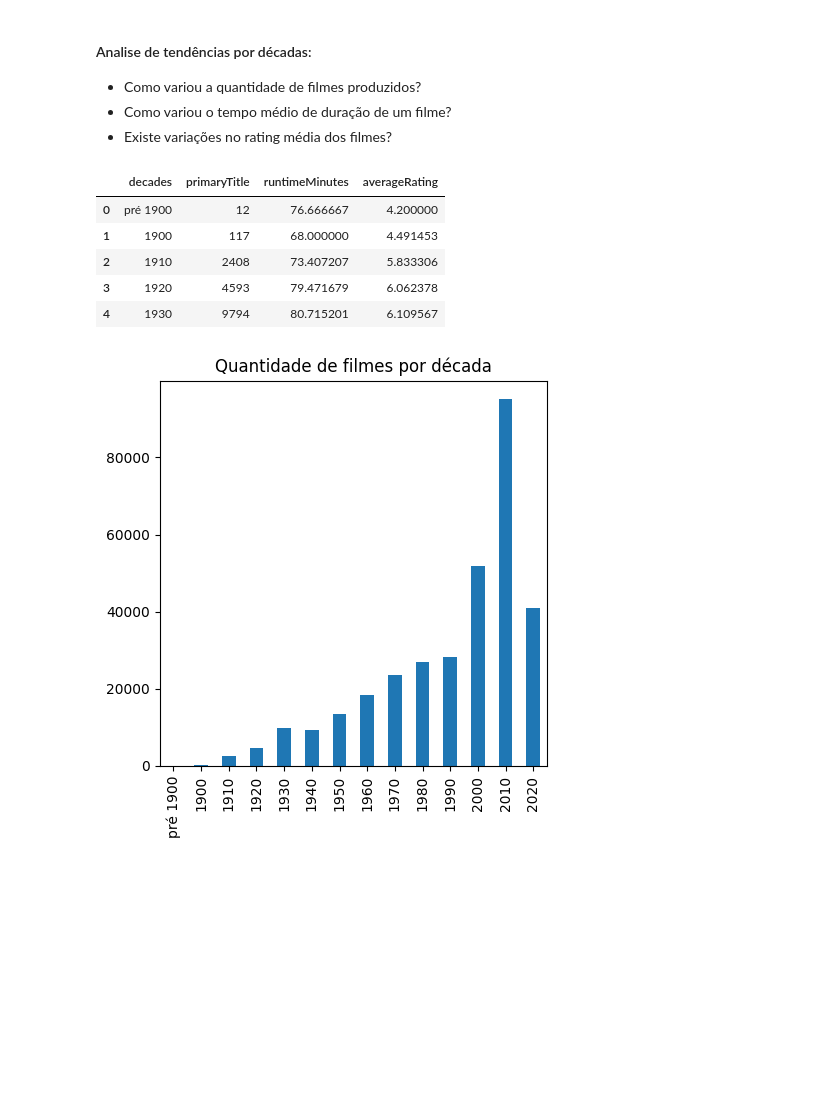
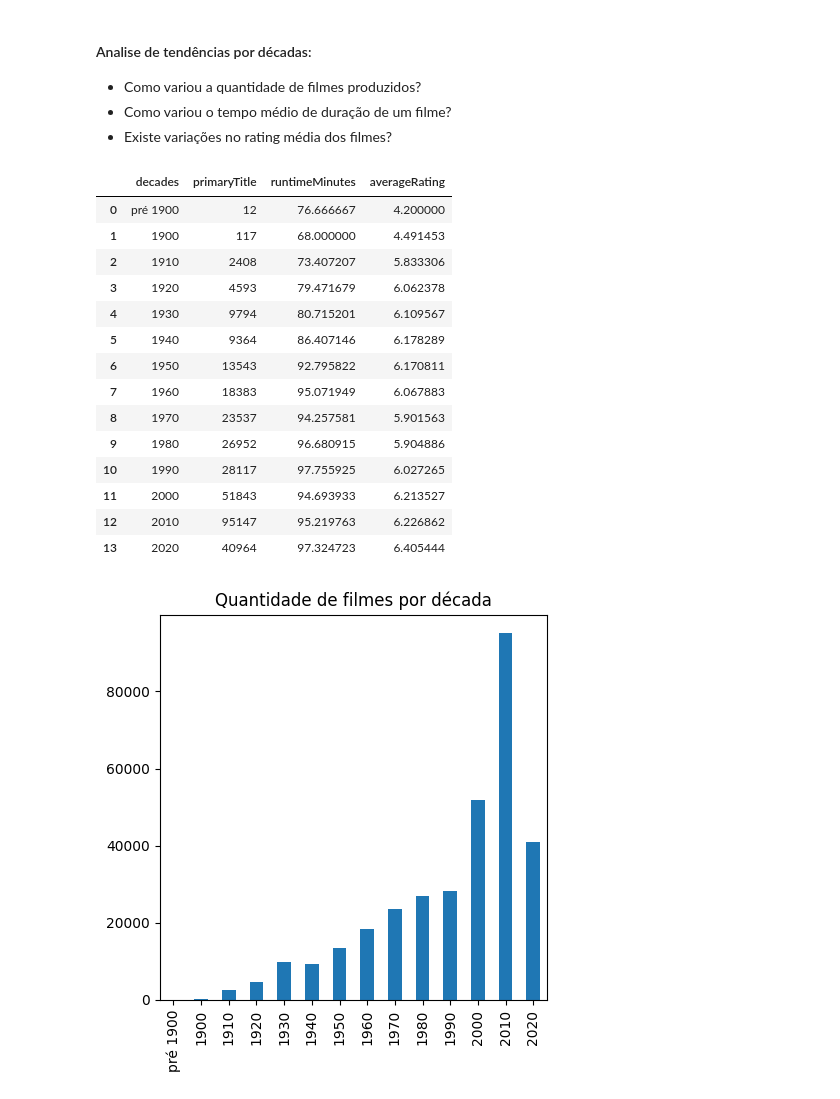
Before and after one commit to gabriel-victor933/Project-Movies-Data-Analysis, a Jupyter notebook: data_viz.ipynb, the cells around one changed output. Saved outputs shown, nothing was run; the diff lists cells and outputs as text; code cells hidden in the pictures; blank space fills up the shorter version.

```diff
--- a/data_viz.ipynb
+++ b/data_viz.ipynb
@@ -83,14 +83,23 @@ movies['decades'] = pd.cut(movies['startYear'],bins=bins,labels=labels)
 - Existe variações no rating média dos filmes?
 # %%
 movie_by_dec = movies.groupby('decades').agg({'primaryTitle': 'count', 'runtimeMinutes':'mean', 'averageRating': 'mean'}).reset_index()
-movie_by_dec.head()
+movie_by_dec
 # %% [output]
 |  | decades | primaryTitle | runtimeMinutes | averageRating |
 | 0 | pré 1900 | 12 | 76.666667 | 4.200000 |
 | 1 | 1900 | 117 | 68.000000 | 4.491453 |
 | 2 | 1910 | 2408 | 73.407207 | 5.833306 |
 | 3 | 1920 | 4593 | 79.471679 | 6.062378 |
 | 4 | 1930 | 9794 | 80.715201 | 6.109567 |
+| 5 | 1940 | 9364 | 86.407146 | 6.178289 |
+| 6 | 1950 | 13543 | 92.795822 | 6.170811 |
+| 7 | 1960 | 18383 | 95.071949 | 6.067883 |
+| 8 | 1970 | 23537 | 94.257581 | 5.901563 |
+| 9 | 1980 | 26952 | 96.680915 | 5.904886 |
+| 10 | 1990 | 28117 | 97.755925 | 6.027265 |
+| 11 | 2000 | 51843 | 94.693933 | 6.213527 |
+| 12 | 2010 | 95147 | 95.219763 | 6.226862 |
+| 13 | 2020 | 40964 | 97.324723 | 6.405444 |
 # %%
 ax = movie_by_dec.plot.bar('decades','primaryTitle',legend=False,figsize=(5,5),title='Quantidade de filmes por década',xlabel='')
 # %% [output]
```
Also changed, not shown: parts of 6 cells of this notebook.
